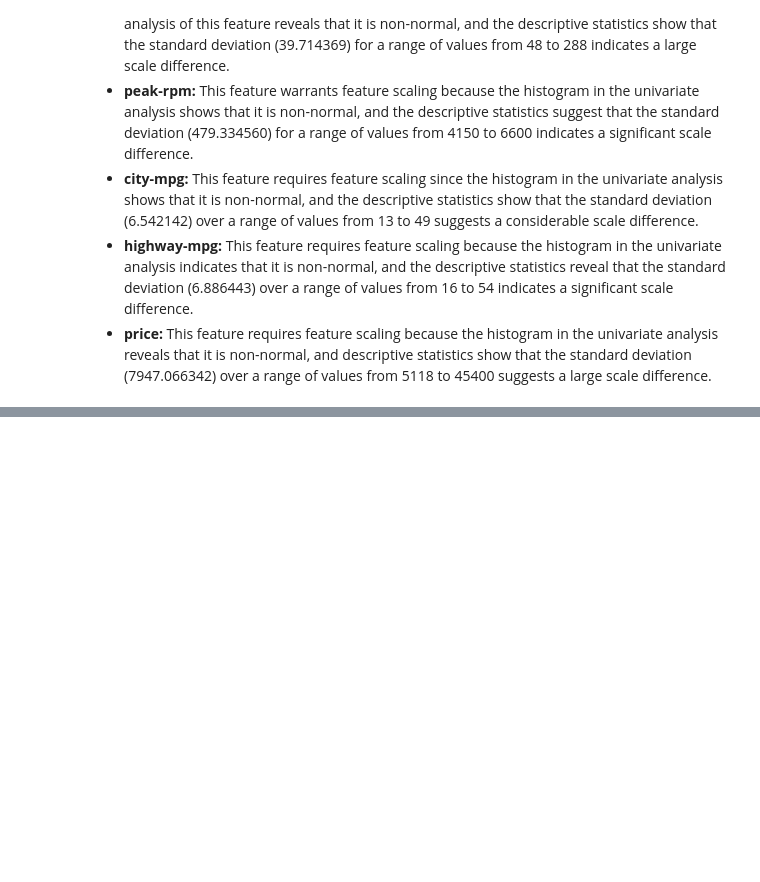
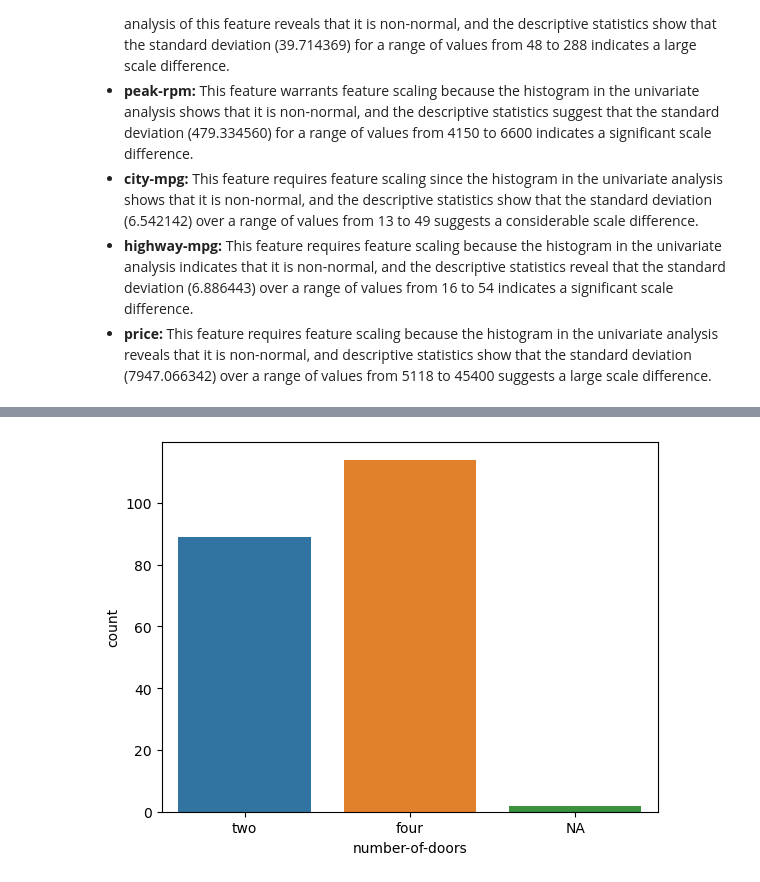
Before and after one commit to ktxdev/AIM-5001, a Jupyter notebook: Project 2/2. Code/S_Huvaya_Project2_assn_.ipynb, the cells around one changed output, grey strips where cells are left out. Cells and saved outputs as stored; diff of their text form; code cells hidden in the pictures; blank space fills up the shorter version.

Commit message:
Completed part 3(b): handling missing values

```diff
--- a/Project 2/2. Code/S_Huvaya_Project2_assn_.ipynb
+++ b/Project 2/2. Code/S_Huvaya_Project2_assn_.ipynb
@@ -17,12 +17,9 @@ column_names = ["symboling", "normalized-losses", "make", "fuel-type", "aspirati
 
 df.columns = column_names
 
-# Replacing all missing values with NA
-df.replace('?', np.nan, inplace=True)
-
 # Casting numeric data
 numeric_columns = ["price", "peak-rpm", "horsepower", "stroke", "bore", "normalized-losses"]
-df[numeric_columns] = df[numeric_columns].apply(pd.to_numeric)
+df[numeric_columns] = df[numeric_columns].replace('?', np.nan).apply(pd.to_numeric)
 
 # Converting symbolic column to categorical
 df['symboling'] = df["symboling"].astype("category")
@@ -630,0 +635,7 @@ plt.show()
+# %%
+df['number-of-doors'] = df['number-of-doors'].replace("?", "NA")
+
+sns.countplot(x = "number-of-doors", data=df)
+plt.show()
+# %% [output]
+[figure, added]
```
Also changed, not shown: parts of 6 cells of this notebook.
